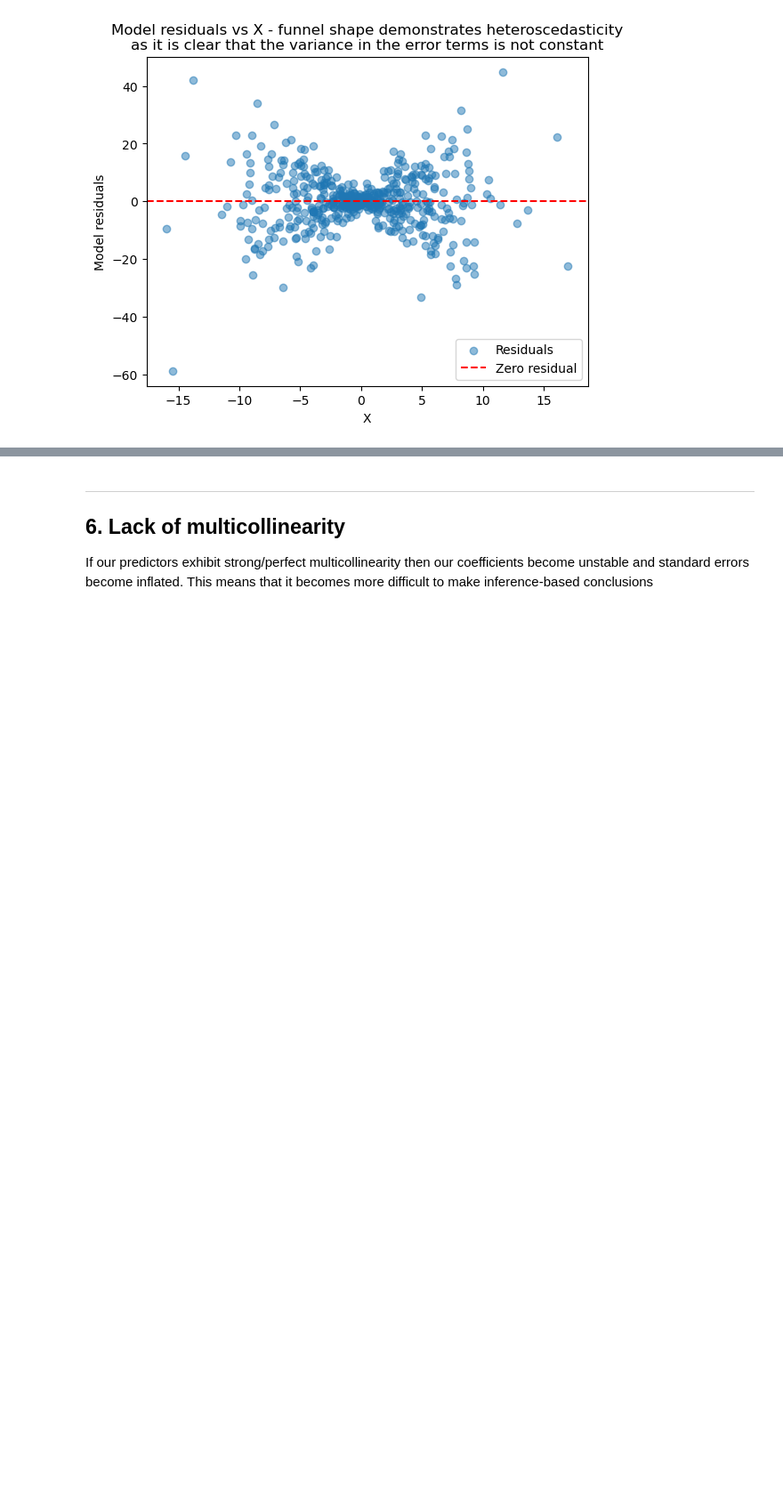
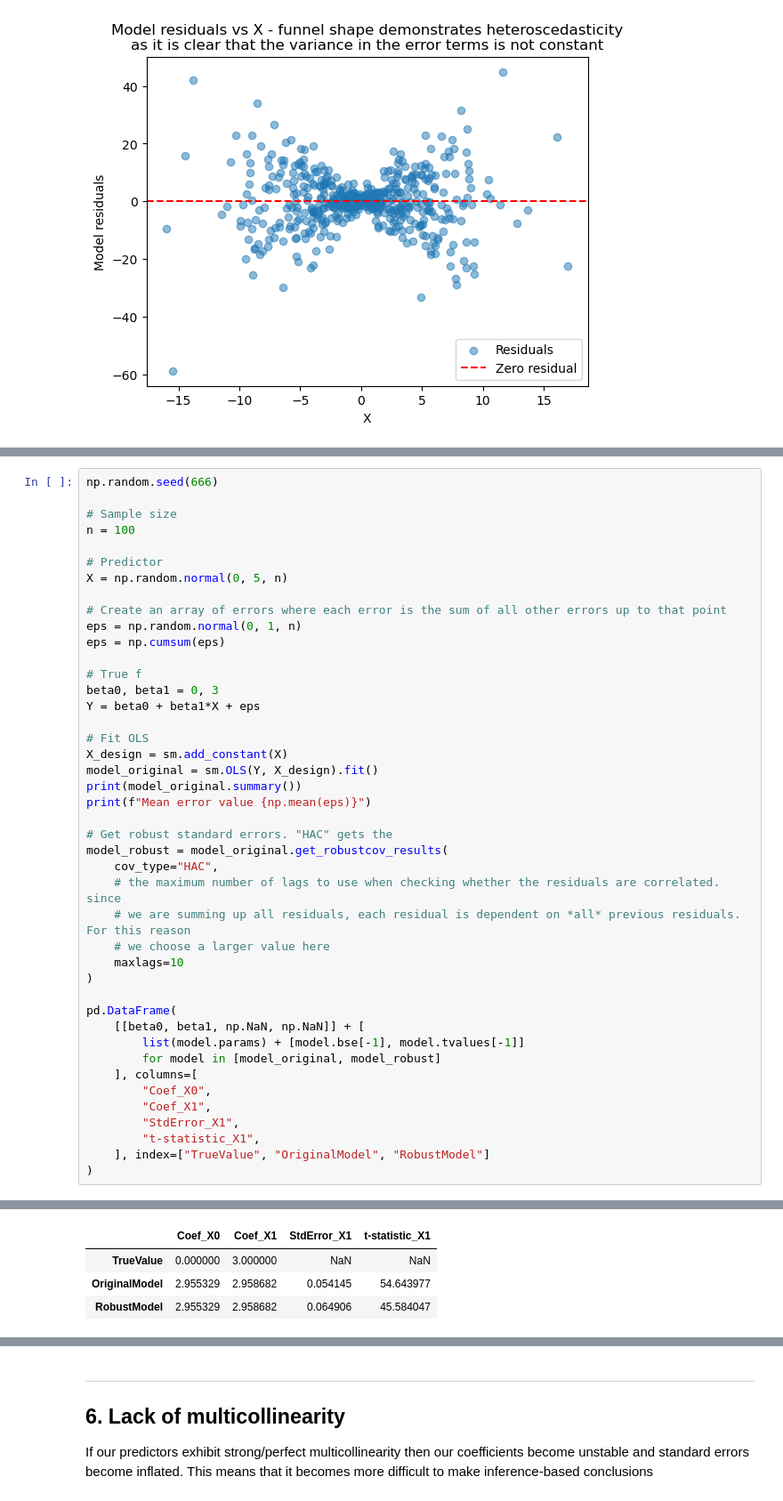
Before and after one commit to TomJHarrison/IntroToStatisticalLearning, a Jupyter notebook: Chapter3/LinRegAssumptions.ipynb, the cells around one changed output, grey strips where cells are left out. Shown: that part at 89% size. Saved outputs shown, nothing was run; the diff lists cells and outputs as text; blank space fills up the shorter version.

```diff
--- a/Chapter3/LinRegAssumptions.ipynb
+++ b/Chapter3/LinRegAssumptions.ipynb
@@ -318,0 +336,44 @@ ax.legend();
+# %%
+np.random.seed(666)
+
+# Sample size
+n = 100
+
+# Predictor
+X = np.random.normal(0, 5, n)
+
+# Create an array of errors where each error is the sum of all other errors up to that point
+eps = np.random.normal(0, 1, n)
+eps = np.cumsum(eps)
+
+# True f
+beta0, beta1 = 0, 3
+Y = beta0 + beta1*X + eps
+
+# Fit OLS
+X_design = sm.add_constant(X)
+model_original = sm.OLS(Y, X_design).fit()
+print(model_original.summary())
+print(f"Mean error value {np.mean(eps)}")
+
+# Get robust standard errors. "HAC" gets the
+model_robust = model_original.get_robustcov_results(
+    cov_type="HAC",
+    # the maximum number of lags to use when checking whether the residuals are correlated. since
+    # we are summing up all residuals, each residual is dependent on *all* previous residuals. For this reason
+    # we choose a larger value here
+    maxlags=10
+)
+
+pd.DataFrame(
+    [[beta0, beta1, np.NaN, np.NaN]] + [
+        list(model.params) + [model.bse[-1], model.tvalues[-1]]
+        for model in [model_original, model_robust]
+    ], columns=[
+        "Coef_X0",
+        "Coef_X1",
+        "StdError_X1",
+        "t-statistic_X1",
+    ], index=["TrueValue", "OriginalModel", "RobustModel"]
+)
+# %% [output]
@@ -318,0 +397,4 @@ ax.legend();
+|  | Coef_X0 | Coef_X1 | StdError_X1 | t-statistic_X1 |
+| TrueValue | 0.000000 | 3.000000 | NaN | NaN |
+| OriginalModel | 2.955329 | 2.958682 | 0.054145 | 54.643977 |
+| RobustModel | 2.955329 | 2.958682 | 0.064906 | 45.584047 |
```
Also changed, not shown: parts of 6 cells of this notebook.
